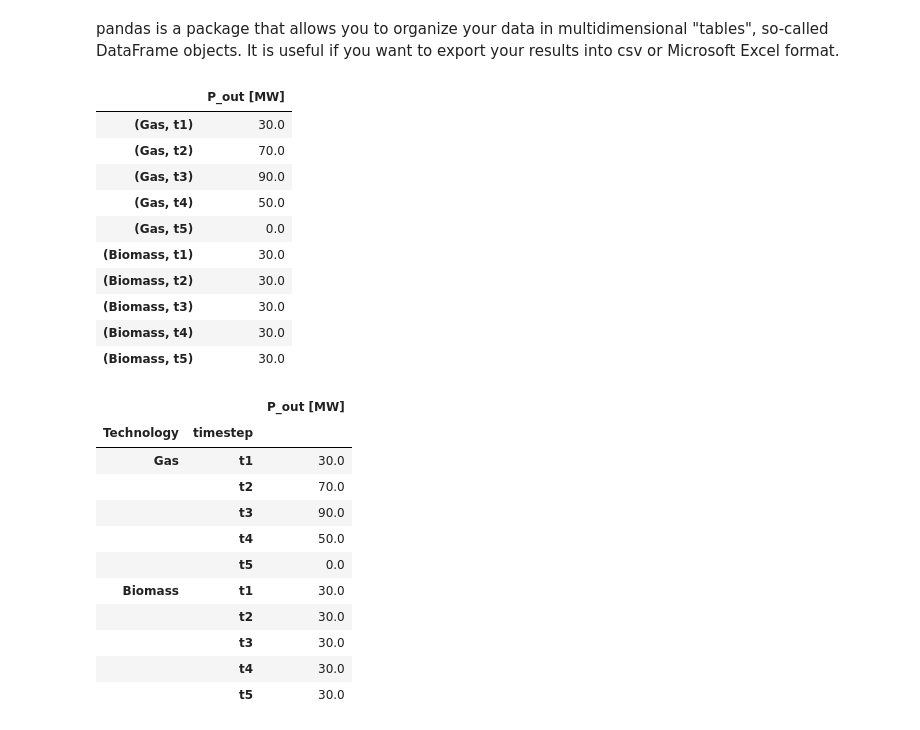
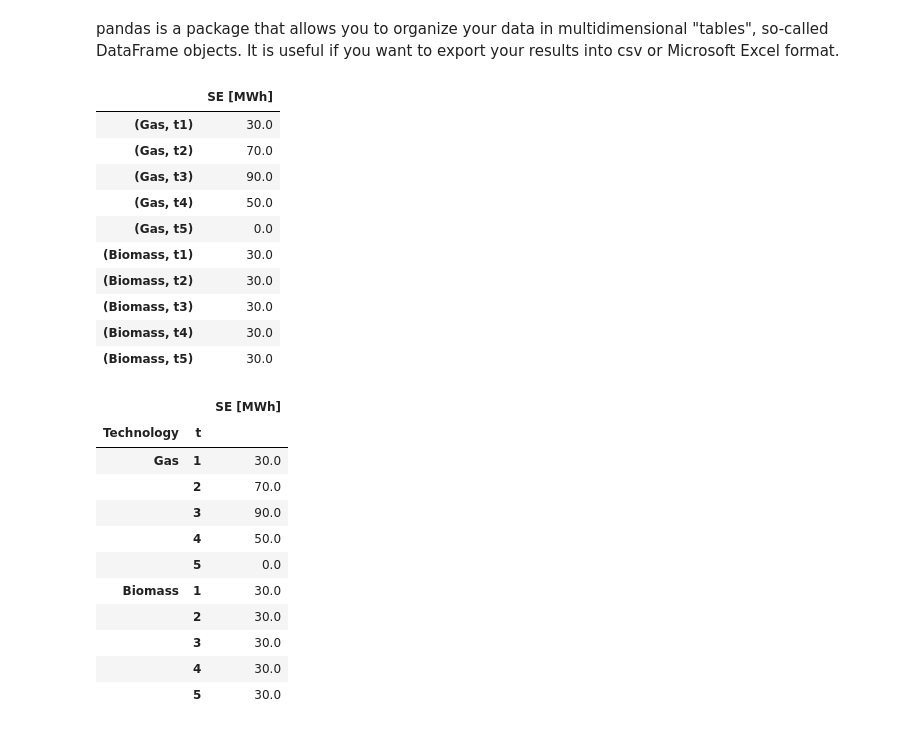
Before and after one commit to tum-ens/urbs, a Jupyter notebook: teaching/01_Electricity_supply_of_an_island.ipynb, the cells around one changed output. Drawn from its saved outputs; the diff is of its cells as text; code cells hidden in the pictures.

```diff
--- a/teaching/01_Electricity_supply_of_an_island.ipynb
+++ b/teaching/01_Electricity_supply_of_an_island.ipynb
@@ -291,16 +300,16 @@ pandas is a package that allows you to organize your data in multidimensional "t
 # %%
 # load the library first
 import pandas as pd
 
 # we will create a dictionary from the model instance variable x
 # the keys of the dictionary are the indices, the values are the x values
 supply_data = {(j, t): value(x) for (j, t), x in instance.x.items()}
 
 # create a DataFrame object from that dictionary
-df_supply = pd.DataFrame.from_dict(supply_data, orient="index", columns=["P_out [MW]"])
+df_supply = pd.DataFrame.from_dict(supply_data, orient="index", columns=["SE [MWh]"])
 df_supply
 # %% [output]
-|  | P_out [MW] |
+|  | SE [MWh] |
 | (Gas, t1) | 30.0 |
 | (Gas, t2) | 70.0 |
 | (Gas, t3) | 90.0 |
@@ -316,18 +325,18 @@ df_supply
 df_supply.index = pd.MultiIndex.from_tuples(df_supply.index, names=('Technology', 't'))
 # Get rid of the letter t in the timesteps
 df_supply.index = df_supply.index.set_levels(df_supply.index.levels[1].str.replace('t', ''), level=1)
-# S
+# Show the DataFrame
 df_supply
 # %% [output]
-|  |  | P_out [MW] |
-| Technology | timestep |  |
-| Gas | t1 | 30.0 |
-|  | t2 | 70.0 |
-|  | t3 | 90.0 |
-|  | t4 | 50.0 |
-|  | t5 | 0.0 |
-| Biomass | t1 | 30.0 |
-|  | t2 | 30.0 |
-|  | t3 | 30.0 |
-|  | t4 | 30.0 |
-|  | t5 | 30.0 |
+|  |  | SE [MWh] |
+| Technology | t |  |
+| Gas | 1 | 30.0 |
+|  | 2 | 70.0 |
+|  | 3 | 90.0 |
+|  | 4 | 50.0 |
+|  | 5 | 0.0 |
+| Biomass | 1 | 30.0 |
+|  | 2 | 30.0 |
+|  | 3 | 30.0 |
+|  | 4 | 30.0 |
+|  | 5 | 30.0 |
```
Also changed, not shown: parts of 24 cells of this notebook, 9 other files.
